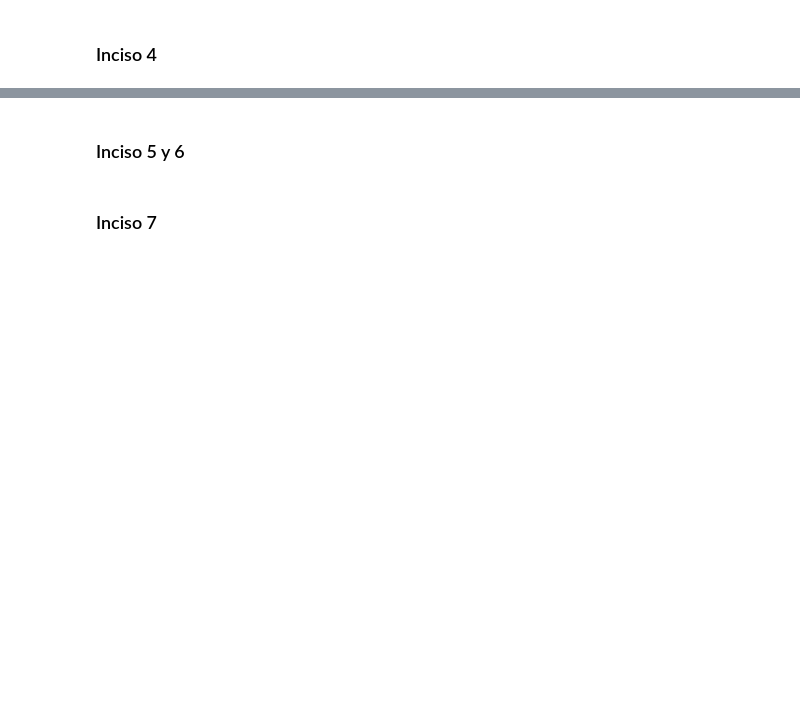
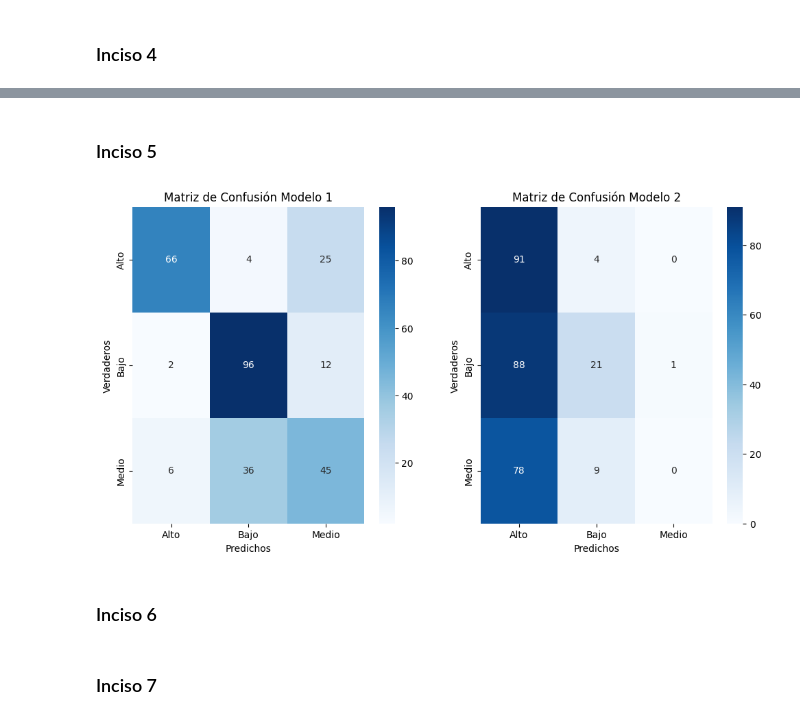
Before and after one commit to FabianJuarez182/MD-HT8, a Jupyter notebook: MD-HT8.ipynb, the cells around one changed output, grey strips where cells are left out. Saved outputs shown, nothing was run; the diff lists cells and outputs as text; code cells hidden in the pictures; blank space fills up the shorter version.

Commit message:
Terminado hasta inciso 7

```diff
--- a/MD-HT8.ipynb
+++ b/MD-HT8.ipynb
@@ -154,0 +230,8 @@ datos['CategoriaPrecio'] = pd.cut(datos['SalePrice'], bins, labels=['Bajo', 'Med
+# %%
+# Predicciones
+predictions1 = model1.predict(X_test)
+predictions2 = model2.predict(X_test)
+
+# Convertir las predicciones de probabilidades a etiquetas
+predicted_labels1 = np.argmax(predictions1, axis=1)
+predicted_labels2 = np.argmax(predictions2, axis=1)
@@ -155,4 +241,31 @@ datos['CategoriaPrecio'] = pd.cut(datos['SalePrice'], bins, labels=['Bajo', 'Med
 # %% [markdown]
-### Inciso 5 y 6
+### Inciso 5
+# %%
+from sklearn.metrics import confusion_matrix
+import seaborn as sns
+
+# Matrices de confusión
+cm1 = confusion_matrix(np.argmax(y_test, axis=1), predicted_labels1)
+cm2 = confusion_matrix(np.argmax(y_test, axis=1), predicted_labels2)
+
+# Visualización con Seaborn
+plt.figure(figsize=(12, 6))
+plt.subplot(1, 2, 1)
+sns.heatmap(cm1, annot=True, fmt='d', cmap='Blues', xticklabels=le.classes_, yticklabels=le.classes_)
+plt.title('Matriz de Confusión Modelo 1')
+plt.ylabel('Verdaderos')
+plt.xlabel('Predichos')
+
+plt.subplot(1, 2, 2)
+sns.heatmap(cm2, annot=True, fmt='d', cmap='Blues', xticklabels=le.classes_, yticklabels=le.classes_)
+plt.title('Matriz de Confusión Modelo 2')
+plt.ylabel('Verdaderos')
+plt.xlabel('Predichos')
+
+plt.show()
+# %% [output]
+[figure, added]
+# %% [markdown]
+### Inciso 6
 # %% [markdown]
 ### Inciso 7
```
Also changed, not shown: parts of 4 cells of this notebook.
